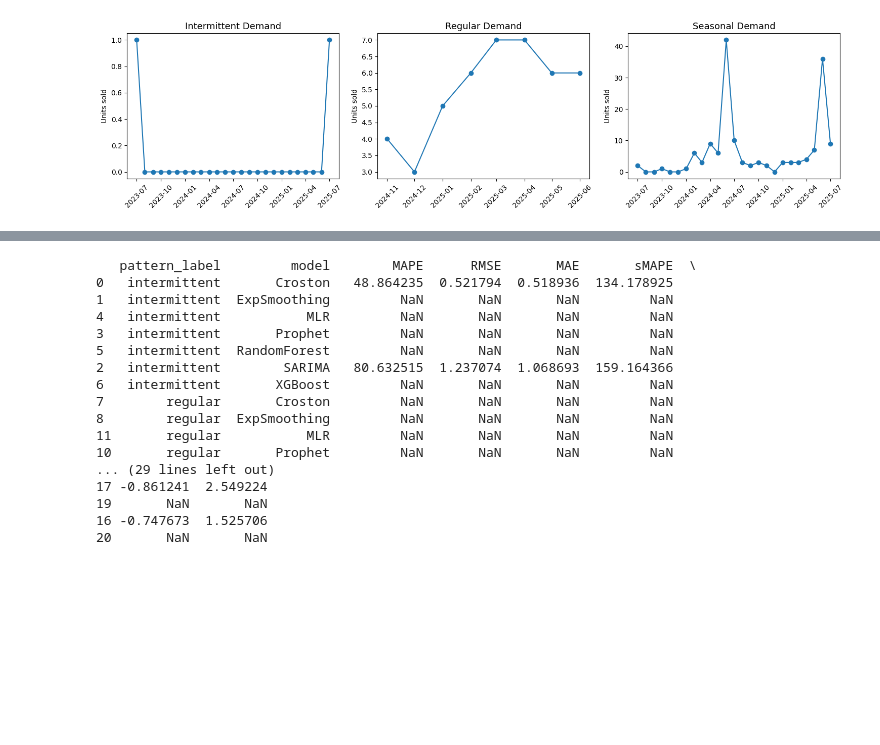
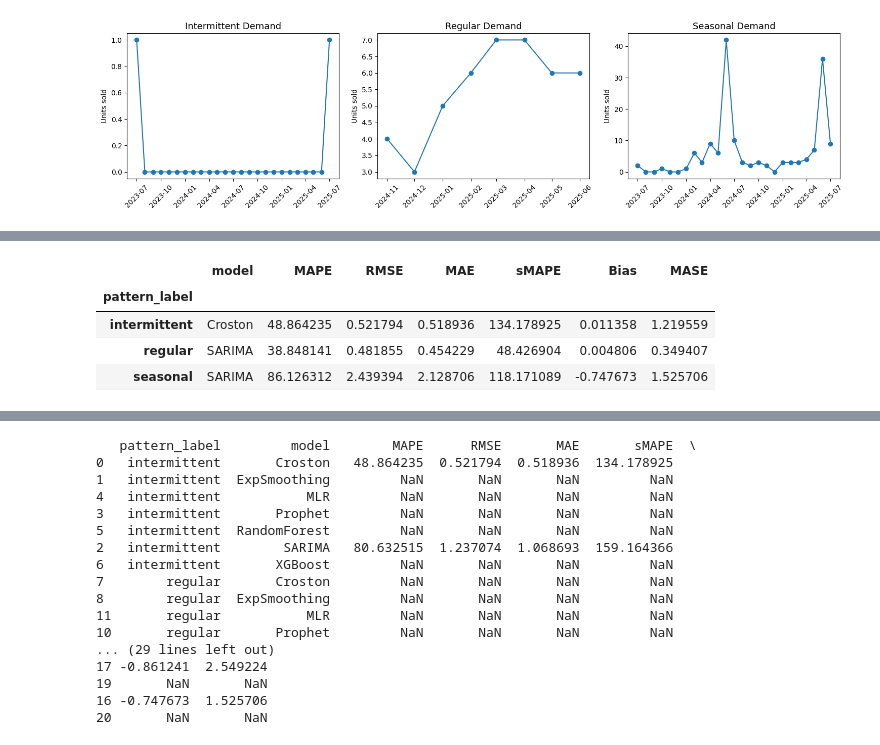
Before and after one commit to shift-gtown-2025/dsan-capstone-2025, a Jupyter notebook: code/project1_analysis.ipynb, the cells around one changed output, grey strips where cells are left out. Drawn from its saved outputs; the diff is of its cells as text; code cells hidden in the pictures; blank space fills up the shorter version.

```diff
--- a/code/project1_analysis.ipynb
+++ b/code/project1_analysis.ipynb
@@ -404,0 +423,16 @@ ML skipped for 02a6faa8-5940-450f-9da1-29a78f806f05_eabaaf99-d080-4833-9910-9371
+# %%
+# Best model per pattern (MAPE as primary)
+best_model_per_pattern = (
+    pattern_model_perf
+        .sort_values(["pattern_label", "MAPE"])
+        .groupby("pattern_label")
+        .first()
+)
+
+best_model_per_pattern
+# %% [output]
+|  | model | MAPE | RMSE | MAE | sMAPE | Bias | MASE |
+| pattern_label |  |  |  |  |  |  |  |
+| intermittent | Croston | 48.864235 | 0.521794 | 0.518936 | 134.178925 | 0.011358 | 1.219559 |
+| regular | SARIMA | 38.848141 | 0.481855 | 0.454229 | 48.426904 | 0.004806 | 0.349407 |
+| seasonal | SARIMA | 86.126312 | 2.439394 | 2.128706 | 118.171089 | -0.747673 | 1.525706 |
```
Also changed, not shown: parts of 10 cells of this notebook, 41 other files.
